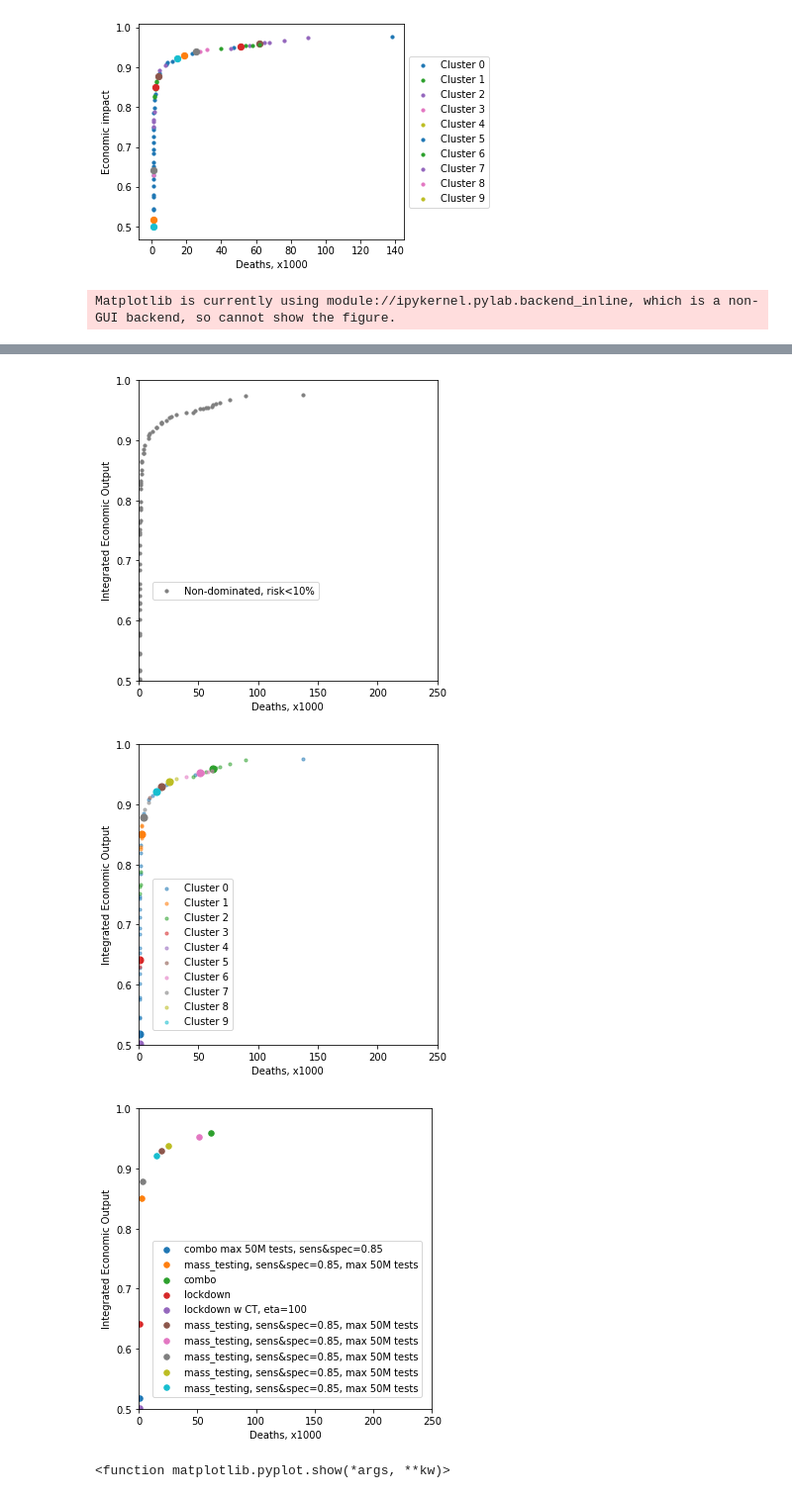
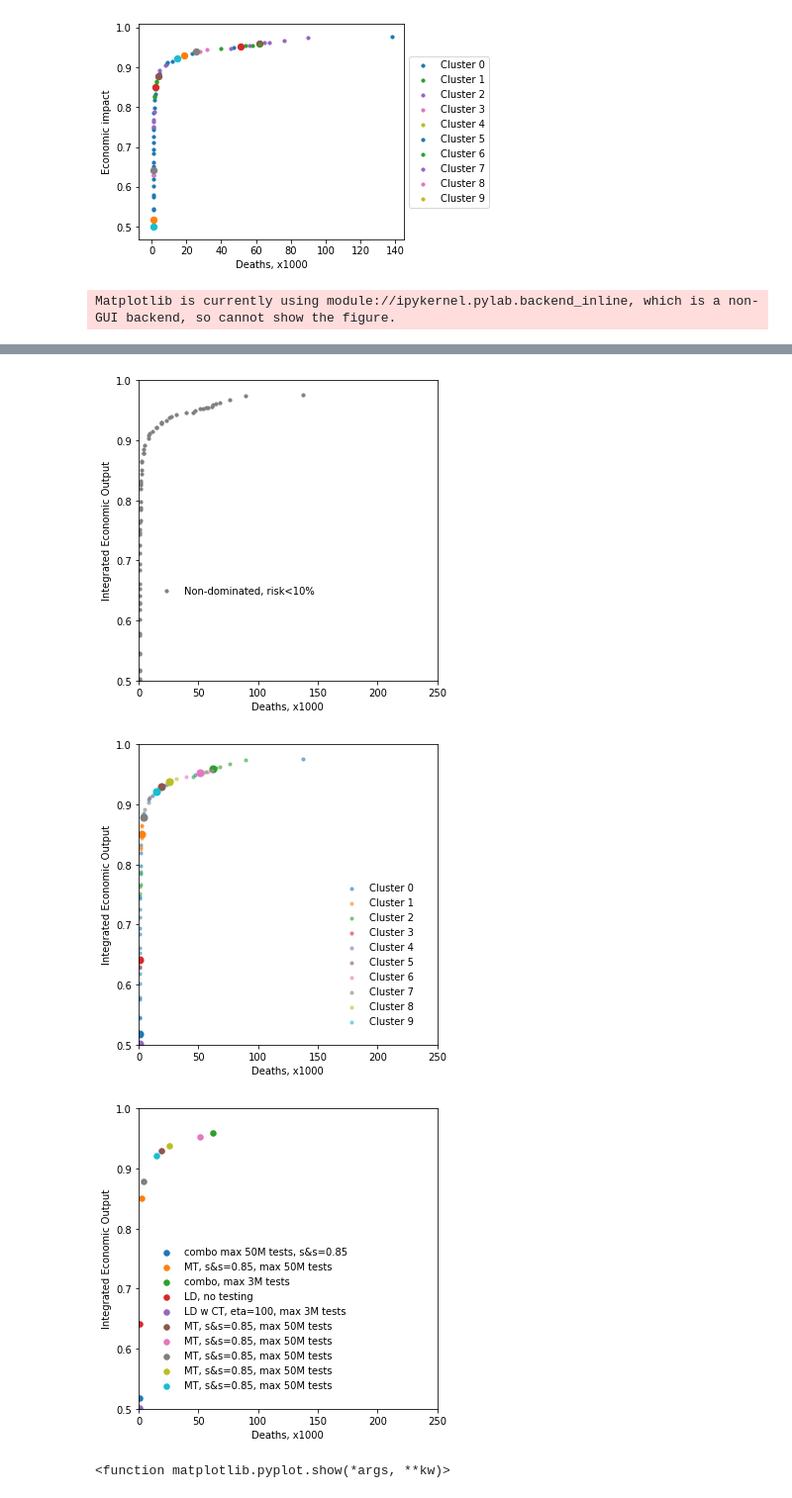
Before and after one commit to lauri-neuvonen/BHM_Covid_Testing, a Jupyter notebook: Visualizations-combo_strategies.ipynb, the cells around one changed output, grey strips where cells are left out. Shown at 99% size. Cells and saved outputs as stored; diff of their text form; code cells hidden in the pictures.

```diff
--- a/Visualizations-combo_strategies.ipynb
+++ b/Visualizations-combo_strategies.ipynb
@@ -251,11 +255,11 @@ obj_dict = { run: full_results[run][['Deaths', 'Economic impact']] for run in pl
 
 ax1 = plt.subplot()
 for run in plot_runs:
-    ax1.scatter(obj_dict[run].Deaths, -obj_dict[run]['Economic impact'], label=run_labels[run], s=10)
+    ax1.scatter(obj_dict[run].Deaths, -obj_dict[run]['Economic impact'], label=short_run_labels[run], s=10)
 
 box = ax1.get_position()
 ax1.set_position([box.x0, box.y0, box.width * 0.8, box.height])
-ax1.legend(loc = 'center left', bbox_to_anchor=(0.03,0.3))
+ax1.legend(loc = 'center left', bbox_to_anchor=(0.03,0.2), frameon=False)
 
 plt.xlabel('Deaths, x1000')
 plt.ylabel('Integrated Economic Output')
@@ -268,11 +272,11 @@ fig = plt.figure(figsize=(5,5))
 
 ax2 = plt.subplot()
 for run in plot_runs:
-    ax2.scatter(low_risk_by_run[run].Deaths, -low_risk_by_run[run]['Economic impact'], label=run_labels[run], s=10)
+    ax2.scatter(low_risk_by_run[run].Deaths, -low_risk_by_run[run]['Economic impact'], label=short_run_labels[run], s=10)
 
 box = ax2.get_position()
 ax2.set_position([box.x0, box.y0, box.width * 0.8, box.height])
-ax2.legend(loc = 'center left', bbox_to_anchor=(0.03,0.3))
+ax2.legend(loc = 'center left', bbox_to_anchor=(0.03,0.2), frameon=False)
 
 plt.xlabel('Deaths, x1000')
 plt.ylabel('Integrated Economic Output')
@@ -293,7 +297,7 @@ plt.xlim([0, 250])
 
 box = ax.get_position()
 ax3.set_position([box.x0, box.y0, box.width * 0.8, box.height])
-ax3.legend(loc = 'center left', bbox_to_anchor=(0.03,0.3))
+ax3.legend(loc = 'center left', bbox_to_anchor=(0.03,0.3), frameon=False)
 fig.tight_layout()
 fig.savefig("figures/pruning_3.png", dpi=150)
 
@@ -316,7 +320,7 @@ plt.ylim([0.5, 1.0])
 plt.xlim([0, 250])
 box = ax4.get_position()
 ax4.set_position([box.x0, box.y0, box.width * 0.8, box.height])
-ax4.legend(loc = 'center left', bbox_to_anchor=(0.03, 0.3))
+ax4.legend(loc = 'center left', bbox_to_anchor=(0.65, 0.3), frameon=False)
 
 
 plt.xlabel('Deaths, x1000')
@@ -334,7 +338,7 @@ medoids_sorted_by_cluster = medoids_df.sort_values('cluster')
 for i in medoids_sorted_by_cluster.index:
 
     c=next(color)
-    ax5.scatter(medoids_df.loc[i, 'Deaths'], -medoids_df.loc[i, 'Economic impact'], s=30, color=c, label=run_labels[medoids_df.loc[i, 'run']])
+    ax5.scatter(medoids_df.loc[i, 'Deaths'], -medoids_df.loc[i, 'Economic impact'], s=30, color=c, label=short_run_labels[medoids_df.loc[i, 'run']])
     #ax5.annotate(medoids_df['max ICUOL P'][i], (medoids_df.loc[i, 'Deaths']+1, -medoids_df.loc[i, 'Economic impact']-0.015))
 
 
@@ -345,7 +349,7 @@ plt.xlim([0, 250])
 
 box = ax5.get_position()
 ax5.set_position([box.x0, box.y0, box.width * 0.8, box.height])
-ax5.legend(loc = 'center left', bbox_to_anchor=(0.03,0.3))
+ax5.legend(loc = 'center left', bbox_to_anchor=(0.03,0.3), frameon=False)
 
 fig.tight_layout()
 fig.show()
@@ -357,6 +361,6 @@ Matplotlib is currently using module://ipykernel.pylab.backend_inline, which is
-[figure, old version]
+[figure, new version]
-[figure, old version]
+[figure, new version]
-[figure, old version]
+[figure, new version]
 # %%
 
 k = n_clusters
```
Also changed, not shown: parts of 15 cells of this notebook, 4 other files.
